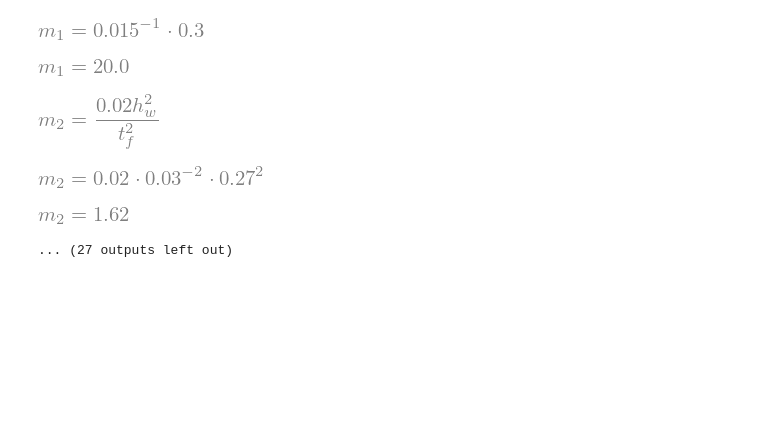
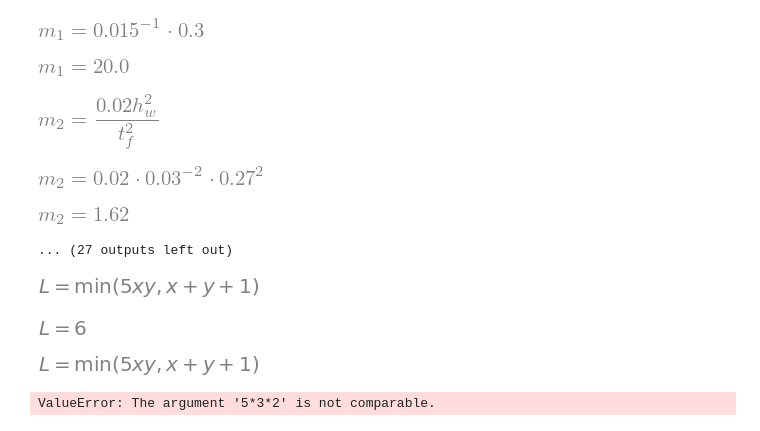
Before and after one commit to CFCSL/Design-of-Steel-Structures, a Jupyter notebook: patch_Loading_sympy.ipynb, the cells around one changed output. Drawn from its saved outputs; the diff is of its cells as text; code cells hidden in the pictures; blank space fills up the shorter version.

```diff
--- a/patch_Loading_sympy.ipynb
+++ b/patch_Loading_sympy.ipynb
@@ -270,3 +267,29 @@ if db['S_S'] < db['a']:
 [figure]
 [figure]
 ... (27 outputs left out)
+# %%
+
+from sympy import symbols, Eq, Min
+from sympy.abc import L, x, y
+
+def L_func(**kwargs):
+    expr1 = x + y + 1
+    expr2 = 5 * x * y
+    expr = Min(expr1, expr2)
+    _eq = Eq(L, expr)
+    _eq = _eq.subs(kwargs)
+    return _eq
+
+data = {"x": 2, "y": 3}
+
+display(L_func())
+display(L_func(**data).doit())
+# %% [output]
+[figure, added]
+[figure, added]
+# %%
+display(L_func())
+display(L_func(**data).doit())
+# %% [output]
+[figure, added]
+ValueError: The argument '5*3*2' is not comparable.
```
Also changed, not shown: parts of 1 cell of this notebook, 3 other files.
